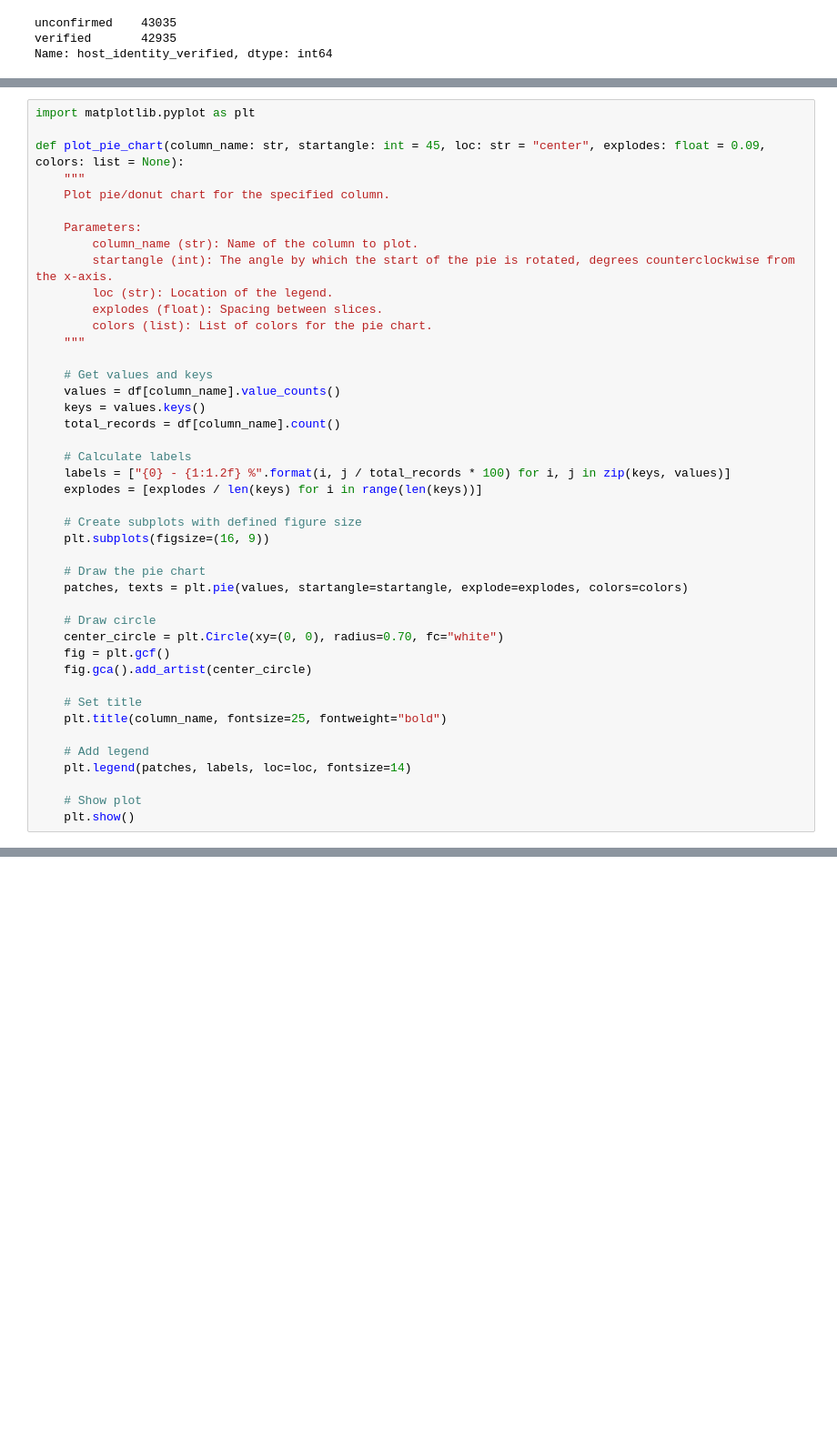
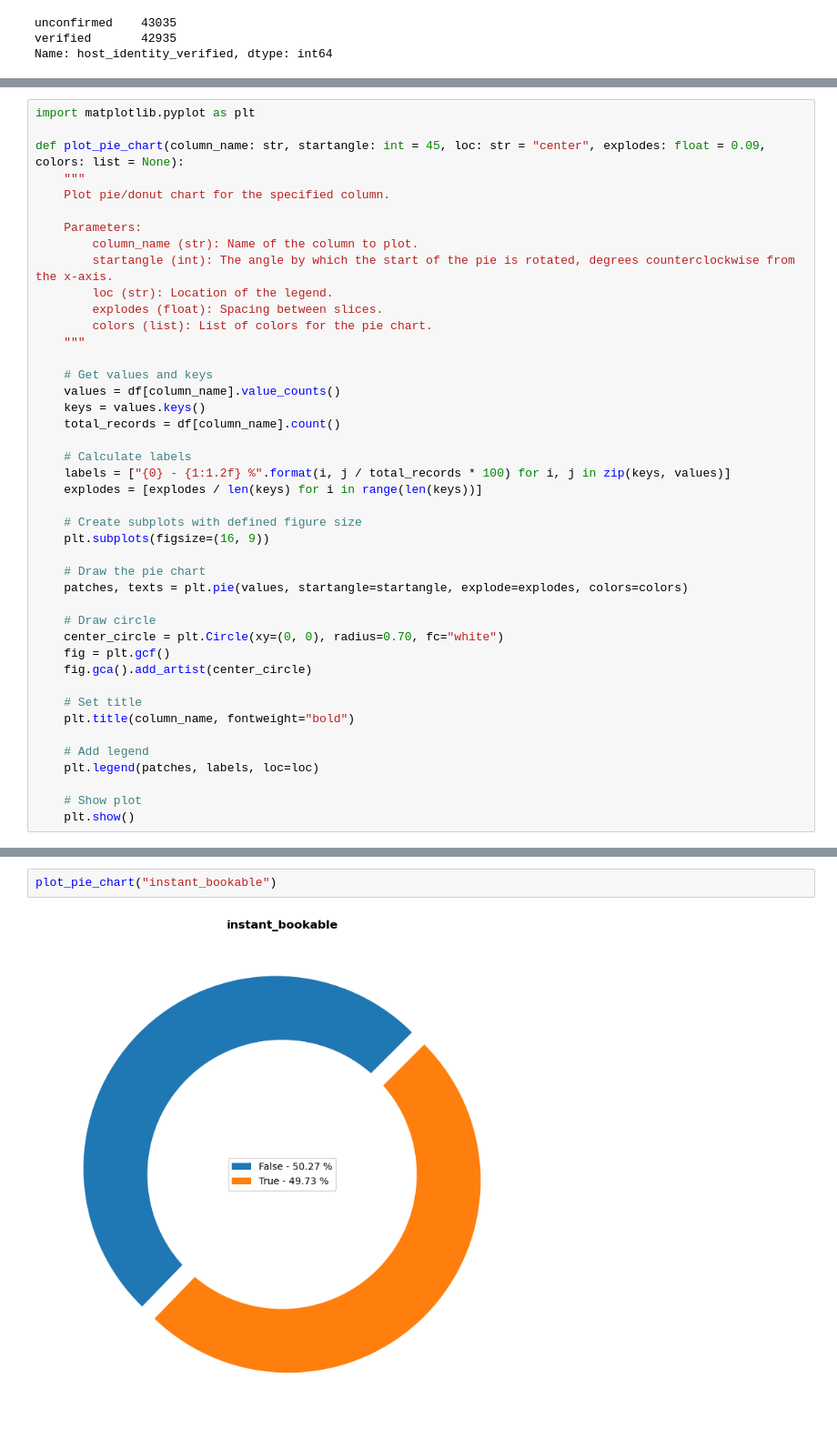
Before and after one commit to chrishunt11/Airbnb_Analysis, a Jupyter notebook: Airbnb Open Data.ipynb, the cells around one changed output, grey strips where cells are left out. Shown at 91% size. Saved outputs shown, nothing was run; the diff lists cells and outputs as text; blank space fills up the shorter version.

```diff
--- a/Airbnb Open Data.ipynb
+++ b/Airbnb Open Data.ipynb
@@ -416,10 +368,10 @@ def plot_pie_chart(column_name: str, startangle: int = 45, loc: str = "center",
     fig.gca().add_artist(center_circle)
 
     # Set title
-    plt.title(column_name, fontsize=25, fontweight="bold")
+    plt.title(column_name, fontweight="bold")
 
     # Add legend
-    plt.legend(patches, labels, loc=loc, fontsize=14)
+    plt.legend(patches, labels, loc=loc)
 
     # Show plot
     plt.show()
@@ -462,0 +421,4 @@ def plot_line_chart(column_name, xlabel, ylabel, title):
+# %%
+plot_pie_chart("instant_bookable")
+# %% [output]
+[figure, added]
```
Also changed, not shown: parts of 22 cells of this notebook.
